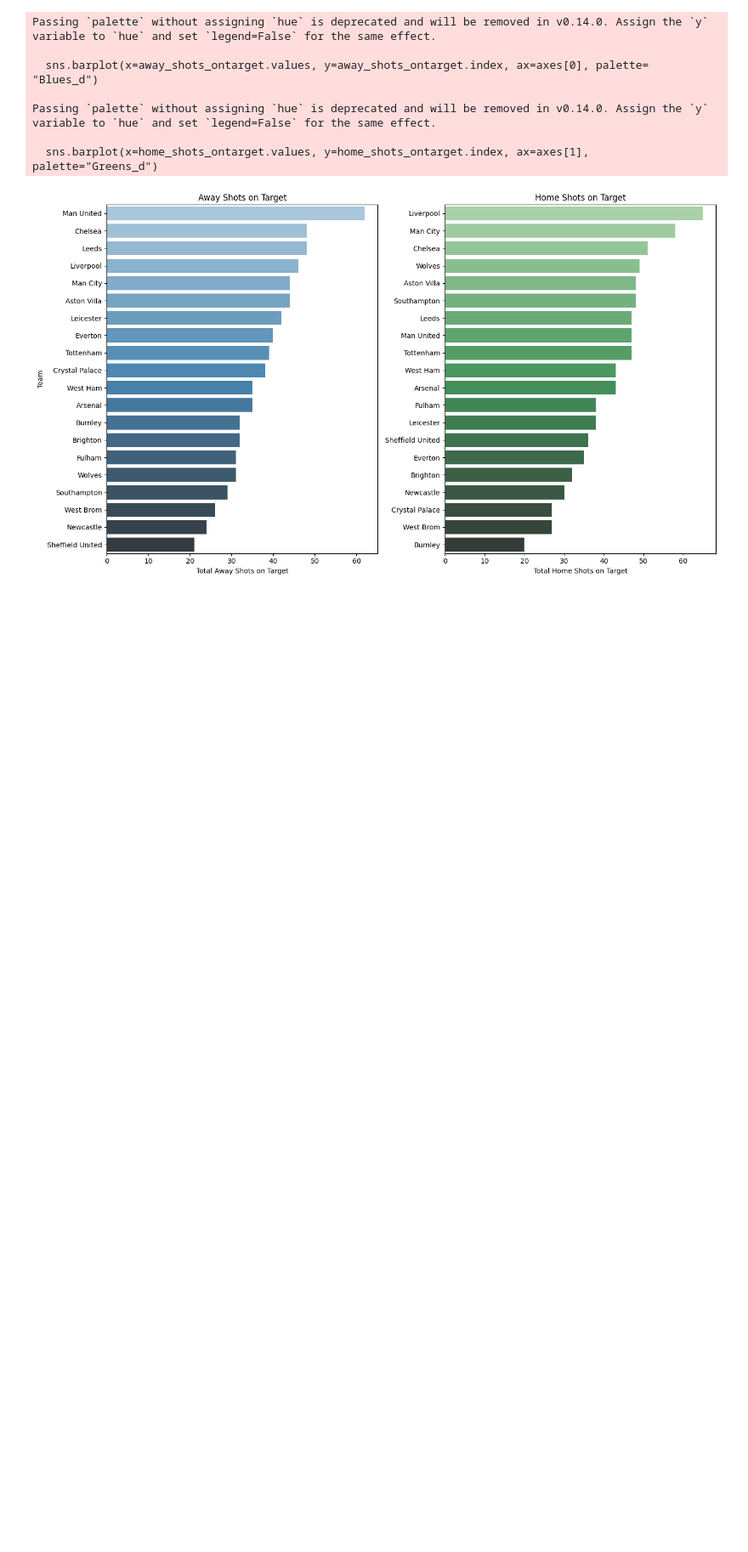
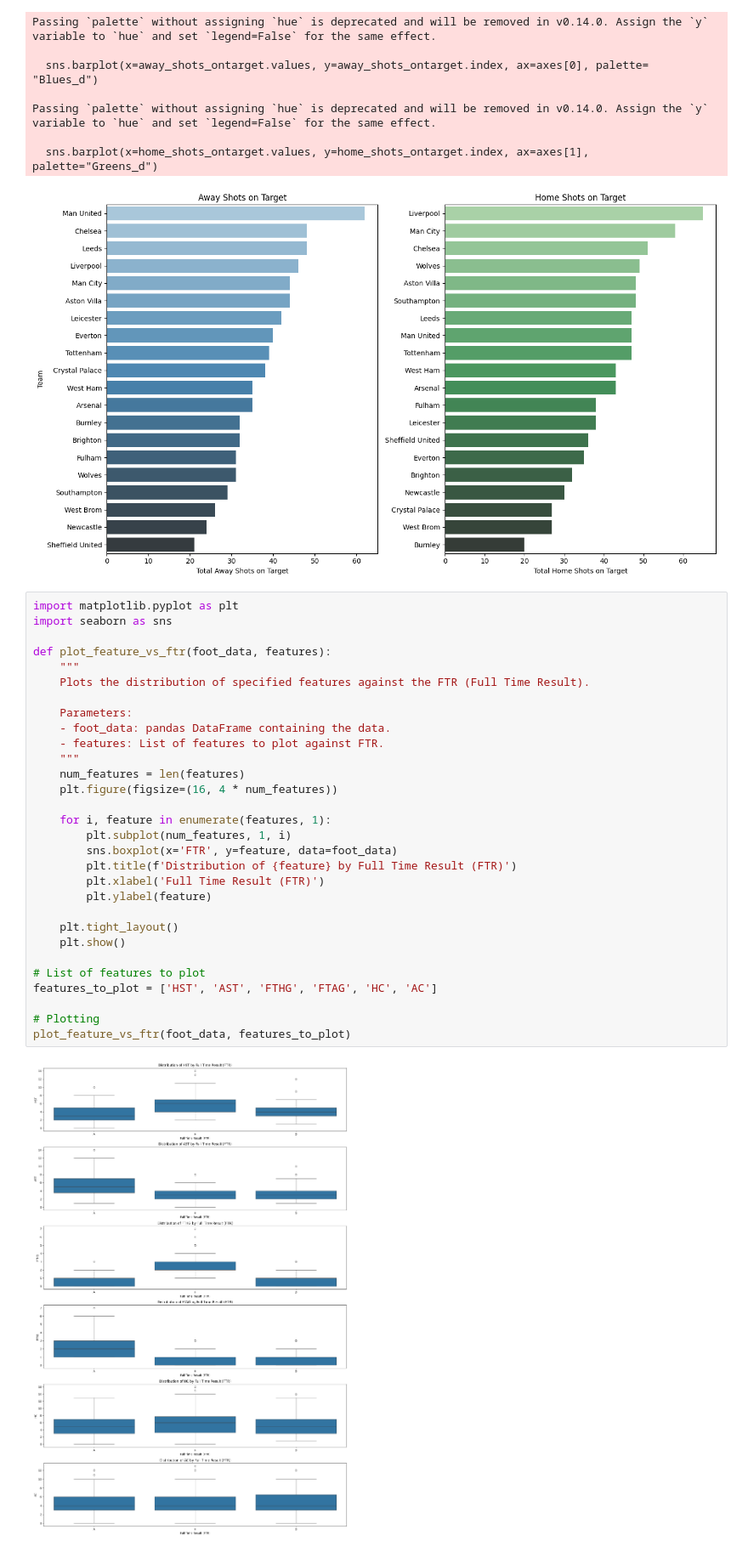
Before and after one commit to Ilyasuuu/ML_Projects, a Jupyter notebook: Football_prediction_outcome/Football.ipynb, the cells around one changed output. Shown at 85% size. Saved outputs shown, nothing was run; the diff lists cells and outputs as text; blank space fills up the shorter version.

```diff
--- a/Football_prediction_outcome/Football.ipynb
+++ b/Football_prediction_outcome/Football.ipynb
@@ -228,3 +229,35 @@ Passing `palette` without assigning `hue` is deprecated and will be removed in v
 
   sns.barplot(x=home_shots_ontarget.values, y=home_shots_ontarget.index, ax=axes[1], palette="Greens_d")
 [figure]
+# %%
+import matplotlib.pyplot as plt
+import seaborn as sns
+
+def plot_feature_vs_ftr(foot_data, features):
+    """
+    Plots the distribution of specified features against the FTR (Full Time Result).
+
+    Parameters:
+    - foot_data: pandas DataFrame containing the data.
+    - features: List of features to plot against FTR.
+    """
+    num_features = len(features)
+    plt.figure(figsize=(16, 4 * num_features))
+
+    for i, feature in enumerate(features, 1):
+        plt.subplot(num_features, 1, i)
+        sns.boxplot(x='FTR', y=feature, data=foot_data)
+        plt.title(f'Distribution of {feature} by Full Time Result (FTR)')
+        plt.xlabel('Full Time Result (FTR)')
+        plt.ylabel(feature)
+
+    plt.tight_layout()
+    plt.show()
+
+# List of features to plot
+features_to_plot = ['HST', 'AST', 'FTHG', 'FTAG', 'HC', 'AC']
+
+# Plotting
+plot_feature_vs_ftr(foot_data, features_to_plot)
+# %% [output]
+[figure, added]
```
Also changed, not shown: parts of 12 cells of this notebook.
